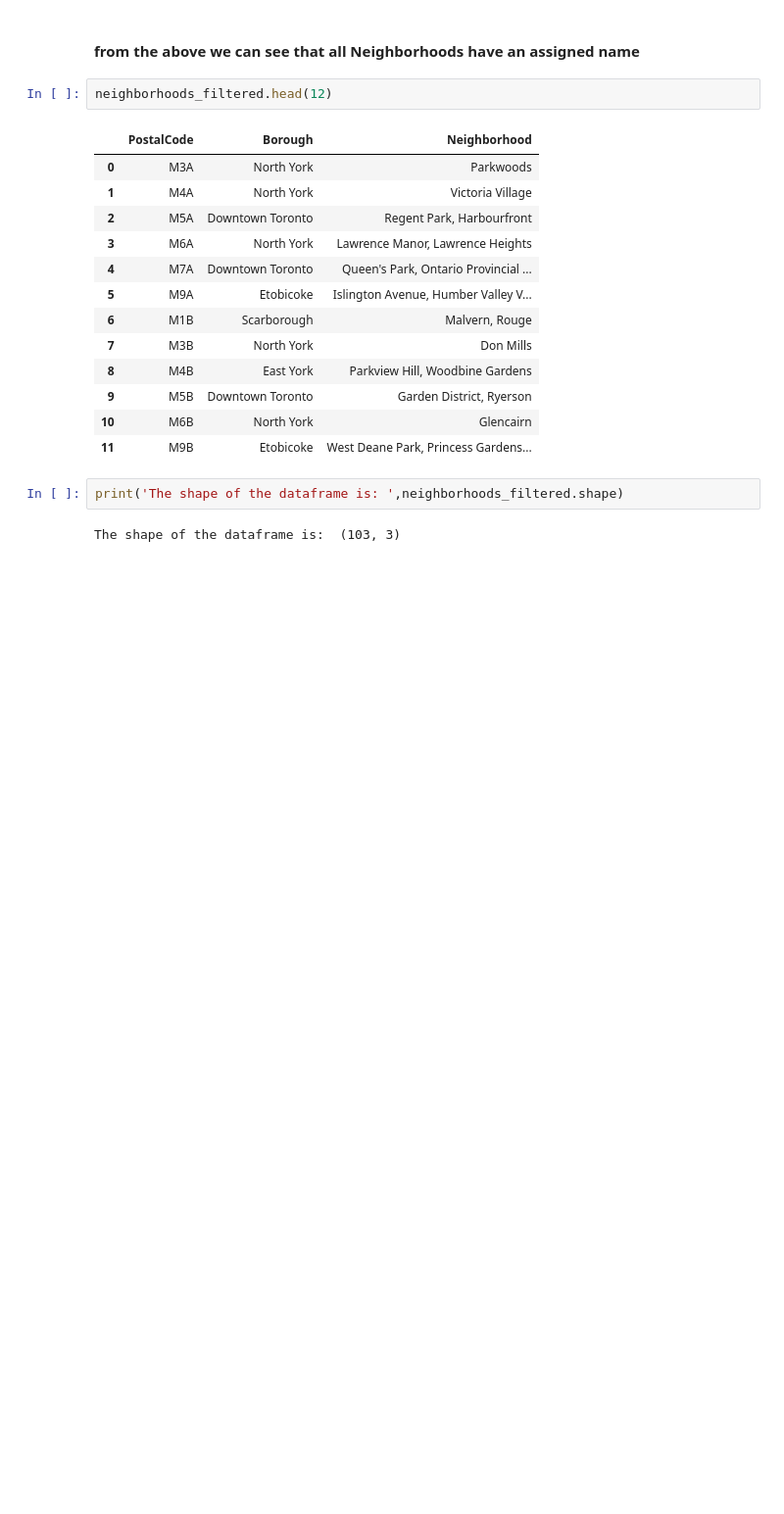
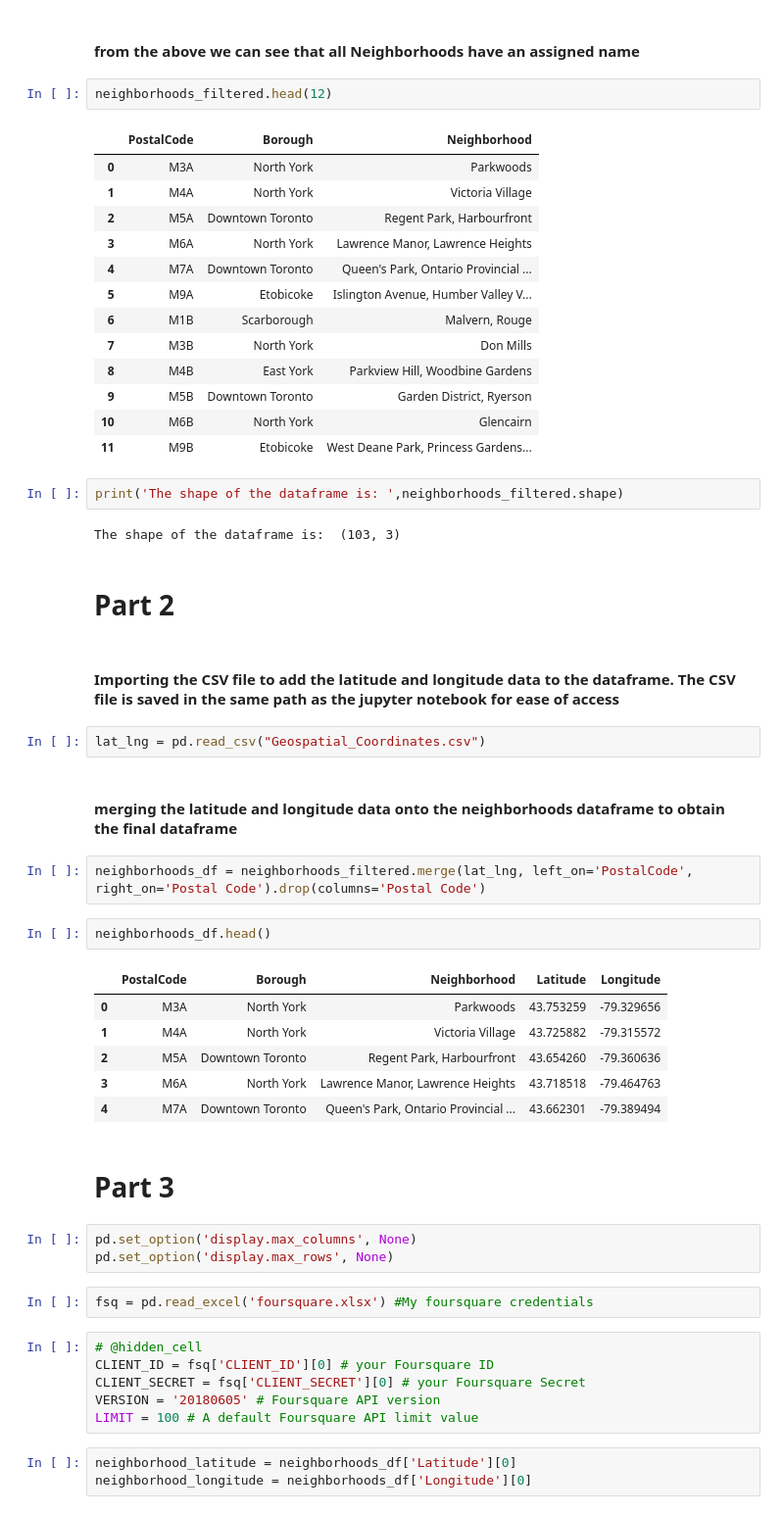
Before and after one commit to dam-run/Coursera_Capstone, a Jupyter notebook: Coursera_Capstone1.ipynb, the cells around one changed output. Shown at 98% size. Drawn from its saved outputs; the diff is of its cells as text; blank space fills up the shorter version.

```diff
--- a/Coursera_Capstone1.ipynb
+++ b/Coursera_Capstone1.ipynb
@@ -63,3 +77,38 @@ neighborhoods_filtered.head(12)
 print('The shape of the dataframe is: ',neighborhoods_filtered.shape)
 # %% [output]
 The shape of the dataframe is:  (103, 3)
+# %% [markdown]
+# Part 2
+# %% [markdown]
+#### Importing the CSV file to add the latitude and longitude data to the dataframe. The CSV file is saved in the same path as the jupyter notebook for ease of access
+# %%
+lat_lng = pd.read_csv("Geospatial_Coordinates.csv")
+# %% [markdown]
+#### merging the latitude and longitude data onto the neighborhoods dataframe to obtain the final dataframe
+# %%
+neighborhoods_df = neighborhoods_filtered.merge(lat_lng, left_on='PostalCode', right_on='Postal Code').drop(columns='Postal Code')
+# %%
+neighborhoods_df.head()
+# %% [output]
+|  | PostalCode | Borough | Neighborhood | Latitude | Longitude |
+| 0 | M3A | North York | Parkwoods | 43.753259 | -79.329656 |
+| 1 | M4A | North York | Victoria Village | 43.725882 | -79.315572 |
+| 2 | M5A | Downtown Toronto | Regent Park, Harbourfront | 43.654260 | -79.360636 |
+| 3 | M6A | North York | Lawrence Manor, Lawrence Heights | 43.718518 | -79.464763 |
+| 4 | M7A | Downtown Toronto | Queen's Park, Ontario Provincial ... | 43.662301 | -79.389494 |
+# %% [markdown]
+# Part 3
+# %%
+pd.set_option('display.max_columns', None)
+pd.set_option('display.max_rows', None)
+# %%
+fsq = pd.read_excel('foursquare.xlsx') #My foursquare credentials
+# %%
+# @hidden_cell
+CLIENT_ID = fsq['CLIENT_ID'][0] # your Foursquare ID
+CLIENT_SECRET = fsq['CLIENT_SECRET'][0] # your Foursquare Secret
+VERSION = '20180605' # Foursquare API version
+LIMIT = 100 # A default Foursquare API limit value
+# %%
+neighborhood_latitude = neighborhoods_df['Latitude'][0]
+neighborhood_longitude = neighborhoods_df['Longitude'][0]
```
Also changed, not shown: parts of 24 cells of this notebook.
